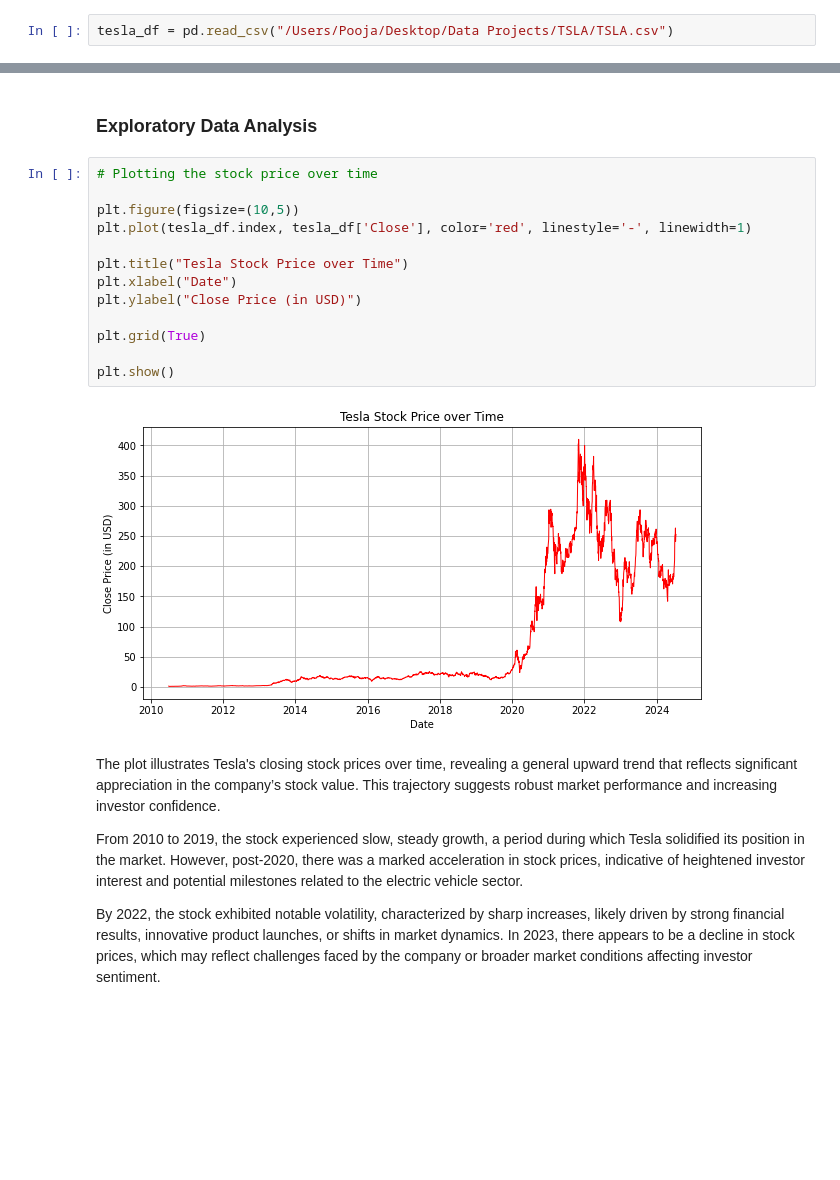
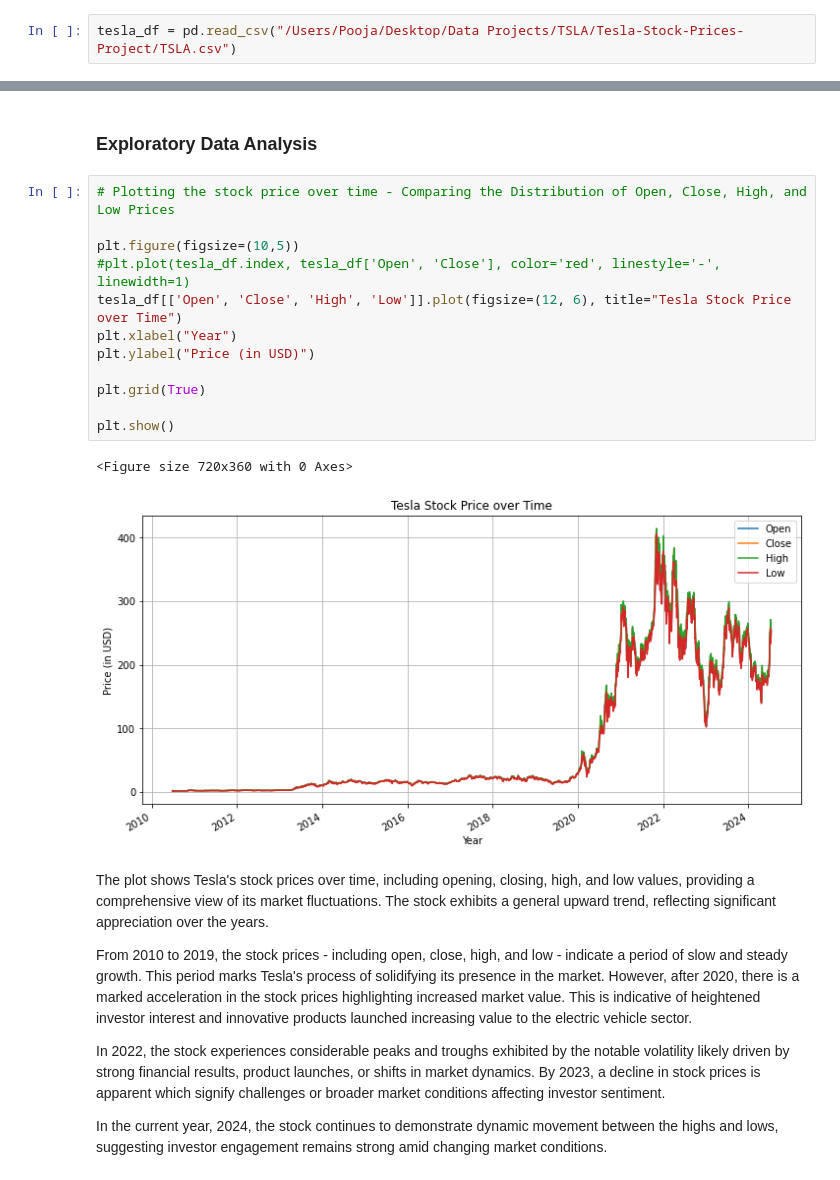
Before and after one commit to poojaapatell/Tesla-Stock-Prices-Project, a Jupyter notebook: TSLA Stock Data.ipynb, the cells around one changed output, grey strips where cells are left out. Drawn from its saved outputs; the diff is of its cells as text; blank space fills up the shorter version.

```diff
--- a/TSLA Stock Data.ipynb
+++ b/TSLA Stock Data.ipynb
@@ -5,7 +5,7 @@ import matplotlib.pyplot as plt
 # %% [markdown]
 ### Loading the Dataset into a Pandas DataFrame
 # %%
-tesla_df = pd.read_csv("/Users/Pooja/Desktop/Data Projects/TSLA/TSLA.csv")
+tesla_df = pd.read_csv("/Users/Pooja/Desktop/Data Projects/TSLA/Tesla-Stock-Prices-Project/TSLA.csv")
 # %% [markdown]
 ### Data PreProcessing
 # %% [markdown]
@@ -133,23 +133,25 @@ dtype: int64
 # %% [markdown]
 ### Exploratory Data Analysis
 # %%
-# Plotting the stock price over time
+# Plotting the stock price over time - Comparing the Distribution of Open, Close, High, and Low Prices
 
 plt.figure(figsize=(10,5))
-plt.plot(tesla_df.index, tesla_df['Close'], color='red', linestyle='-', linewidth=1)
-
-plt.title("Tesla Stock Price over Time")
-plt.xlabel("Date")
-plt.ylabel("Close Price (in USD)")
+#plt.plot(tesla_df.index, tesla_df['Open', 'Close'], color='red', linestyle='-', linewidth=1)
+tesla_df[['Open', 'Close', 'High', 'Low']].plot(figsize=(12, 6), title="Tesla Stock Price over Time")
+plt.xlabel("Year")
+plt.ylabel("Price (in USD)")
 
 plt.grid(True)
 
 plt.show()
 # %% [output]
+<Figure size 720x360 with 0 Axes>
-[figure, old version]
+[figure, new version]
 # %% [markdown]
-The plot illustrates Tesla's closing stock prices over time, revealing a general upward trend that reflects significant appreciation in the company’s stock value. This trajectory suggests robust market performance and increasing investor confidence.
+The plot shows Tesla's stock prices over time, including opening, closing, high, and low values, providing a comprehensive view of its market fluctuations. The stock exhibits a general upward trend, reflecting significant appreciation over the years.
 
-From 2010 to 2019, the stock experienced slow, steady growth, a period during which Tesla solidified its position in the market. However, post-2020, there was a marked acceleration in stock prices, indicative of heightened investor interest and potential milestones related to the electric vehicle sector.
+From 2010 to 2019, the stock prices - including open, close, high, and low - indicate a period of slow and steady growth. This period marks Tesla's process of solidifying its presence in the market. However, after 2020, there is a marked acceleration in the stock prices highlighting increased market value. This is indicative of heightened investor interest and innovative products launched increasing value to the electric vehicle sector.
 
-By 2022, the stock exhibited notable volatility, characterized by sharp increases, likely driven by strong financial results, innovative product launches, or shifts in market dynamics. In 2023, there appears to be a decline in stock prices, which may reflect challenges faced by the company or broader market conditions affecting investor sentiment.
+In 2022, the stock experiences considerable peaks and troughs exhibited by the notable volatility likely driven by strong financial results, product launches, or shifts in market dynamics. By 2023, a decline in stock prices is apparent which signify challenges or broader market conditions affecting investor sentiment.
+
+In the current year, 2024, the stock continues to demonstrate dynamic movement between the highs and lows, suggesting investor engagement remains strong amid changing market conditions.
```
Also changed, not shown: parts of 2 cells of this notebook.
